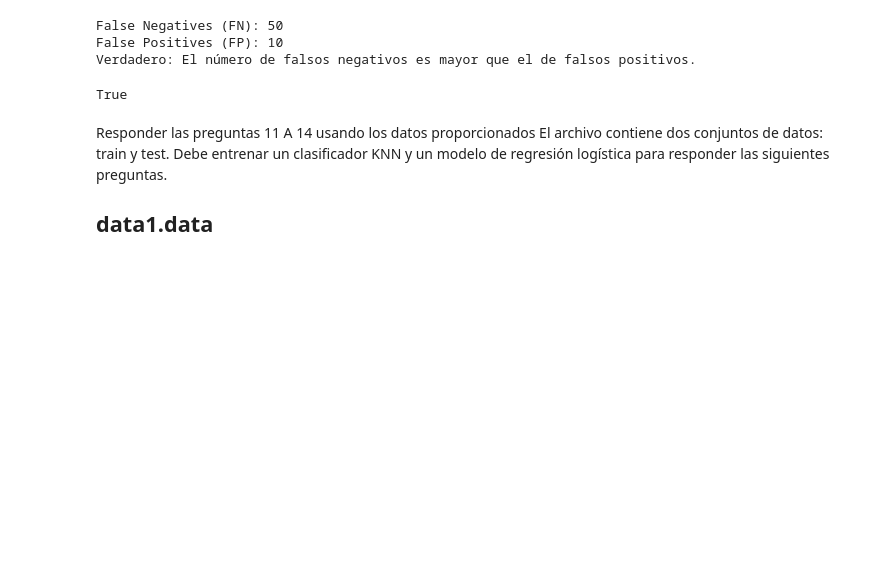
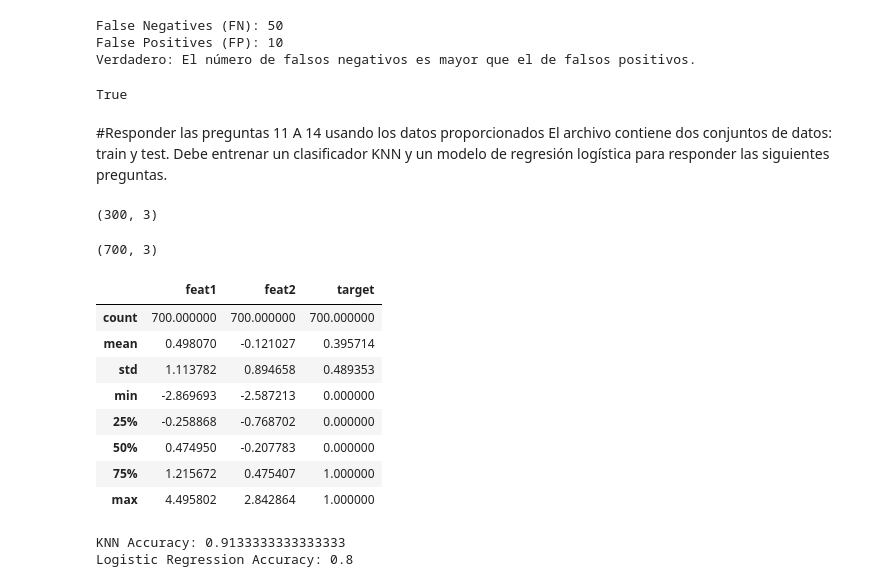
Before and after one commit to cam2149/MachineLearningIII, a Jupyter notebook: Certificacion.ipynb, the cells around one changed output. Drawn from its saved outputs; the diff is of its cells as text; code cells hidden in the pictures; blank space fills up the shorter version.

```diff
--- a/Certificacion.ipynb
+++ b/Certificacion.ipynb
@@ -280,6 +280,73 @@ fn > fp
 # %% [output]
 True
 # %% [markdown]
-Responder las preguntas 11 A 14 usando los datos proporcionados
+#Responder las preguntas 11 A 14 usando los datos proporcionados
 El archivo contiene dos conjuntos de datos: train y test. Debe entrenar un clasificador KNN y un modelo de regresión logística para responder las siguientes preguntas.
-## data1.data
+# %%
+# prompt: cargar data1.data
+import pandas as pd
+try:
+    df_test = pd.read_csv('https://raw.githubusercontent.com/cam2149/MachineLearningIII/refs/heads/main/dataset3/test_set.csv', sep=',') # Replace ',' with the correct separator if needed
+    print(df_test.shape) # Display the first few rows to verify
+except FileNotFoundError:
+    print("Error: 'data1.data' file not found.")
+except pd.errors.ParserError:
+    print("Error: Could not parse the file. Check the file format and separator.")
+# %% [output]
+(300, 3)
+# %%
+# prompt: cargar data1.data
+import pandas as pd
+try:
+    df_train = pd.read_csv('https://raw.githubusercontent.com/cam2149/MachineLearningIII/refs/heads/main/dataset3/train_set.csv', sep=',') # Replace ',' with the correct separator if needed
+    print(df_train.shape) # Display the first few rows to verify
+except FileNotFoundError:
+    print("Error: 'data1.data' file not found.")
+except pd.errors.ParserError:
+    print("Error: Could not parse the file. Check the file format and separator.")
+# %% [output]
+(700, 3)
+# %%
+df_train.describe()
+# %% [output]
+|  | feat1 | feat2 | target |
+| count | 700.000000 | 700.000000 | 700.000000 |
+| mean | 0.498070 | -0.121027 | 0.395714 |
+| std | 1.113782 | 0.894658 | 0.489353 |
+| min | -2.869693 | -2.587213 | 0.000000 |
+| 25% | -0.258868 | -0.768702 | 0.000000 |
+| 50% | 0.474950 | -0.207783 | 0.000000 |
+| 75% | 1.215672 | 0.475407 | 1.000000 |
+| max | 4.495802 | 2.842864 | 1.000000 |
+# %%
+# prompt: Debe entrenar un clasificador KNN y un modelo de regresión logística
+
+from sklearn.model_selection import train_test_split
+from sklearn.neighbors import KNeighborsClassifier
+from sklearn.linear_model import LogisticRegression
+from sklearn.metrics import accuracy_score
+
+
+# Prepare the data for training
+X_train = df_train.drop('target', axis=1)  # Features
+y_train = df_train['target']  # Target variable
+X_test = df_test.drop('target', axis=1)  # Features for testing
+y_test = df_test['target']  # Target variable for testing
+
+
+# Train a KNN classifier
+knn_classifier = KNeighborsClassifier(n_neighbors=5) # You can adjust n_neighbors
+knn_classifier.fit(X_train, y_train)
+knn_predictions = knn_classifier.predict(X_test)
+knn_accuracy = accuracy_score(y_test, knn_predictions)
+print(f"KNN Accuracy: {knn_accuracy}")
+
+# Train a Logistic Regression model
+logistic_regression = LogisticRegression(max_iter=1000)  # You may need to adjust max_iter for convergence
+logistic_regression.fit(X_train, y_train)
+lr_predictions = logistic_regression.predict(X_test)
+lr_accuracy = accuracy_score(y_test, lr_predictions)
+print(f"Logistic Regression Accuracy: {lr_accuracy}")
+# %% [output]
+KNN Accuracy: 0.9133333333333333
+Logistic Regression Accuracy: 0.8
```
Also changed, not shown: parts of 13 cells of this notebook.
